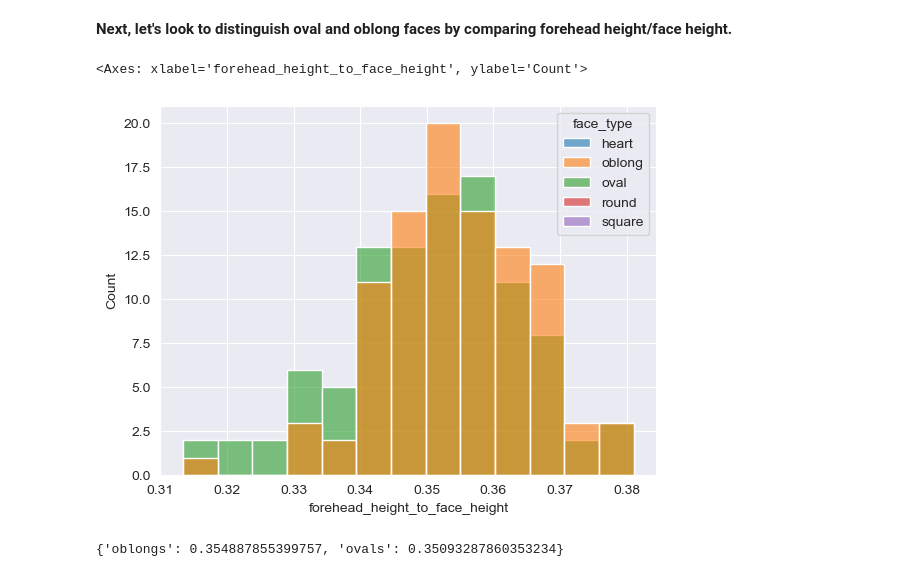
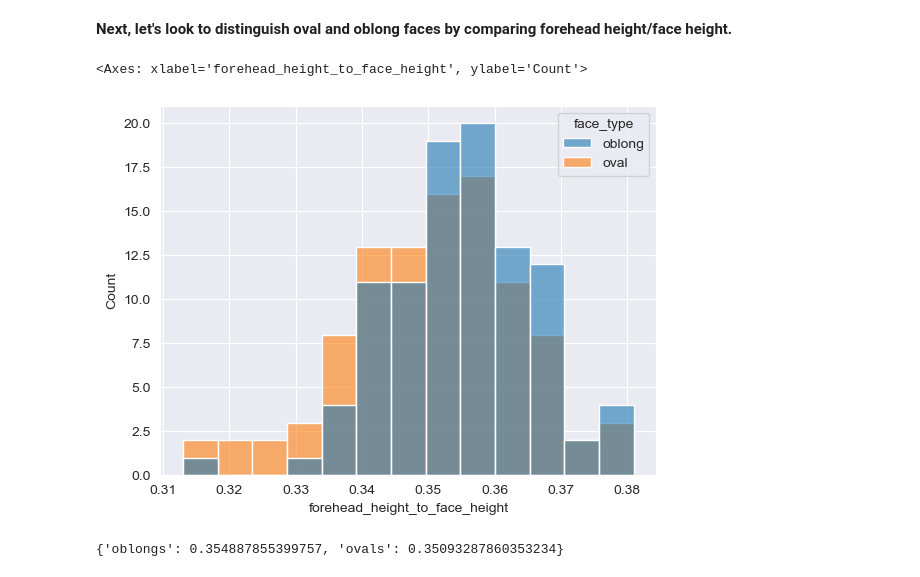
Before and after one commit to Sher213/Haircut-Suggestor-Web-App, a Jupyter notebook: face-shape-classifier/face_shape_classification.ipynb, the cells around one changed output. Drawn from its saved outputs; the diff is of its cells as text; code cells hidden in the pictures.

```diff
--- a/face-shape-classifier/face_shape_classification.ipynb
+++ b/face-shape-classifier/face_shape_classification.ipynb
@@ -162,12 +162,12 @@ means
 # %%
 #Only look at oblong and oval faces
 temp = data[data['face_type'].isin(['oblong', 'oval'])]
 #take reciprocal of ratio and round float
 temp['forehead_height_to_face_height'] = data['face_height_to_forehead_height'].apply(lambda x : round(1/x, 3))
-sns.histplot(x= temp['forehead_height_to_face_height'], hue=data['face_type'], alpha=0.6)
+sns.histplot(x= temp['forehead_height_to_face_height'], hue=temp['face_type'], alpha=0.6)
 # %% [output]
 <Axes: xlabel='forehead_height_to_face_height', ylabel='Count'>
-[figure, old version]
+[figure, new version]
 # %%
 means = {}
 
```
Also changed, not shown: parts of 1 cell of this notebook, 40 other files.
